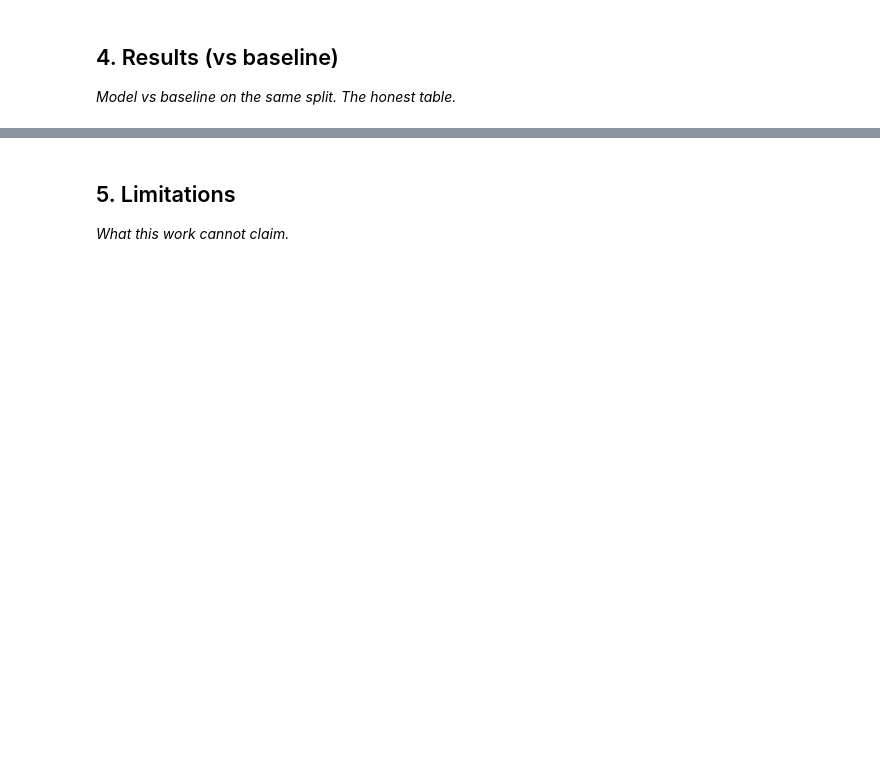
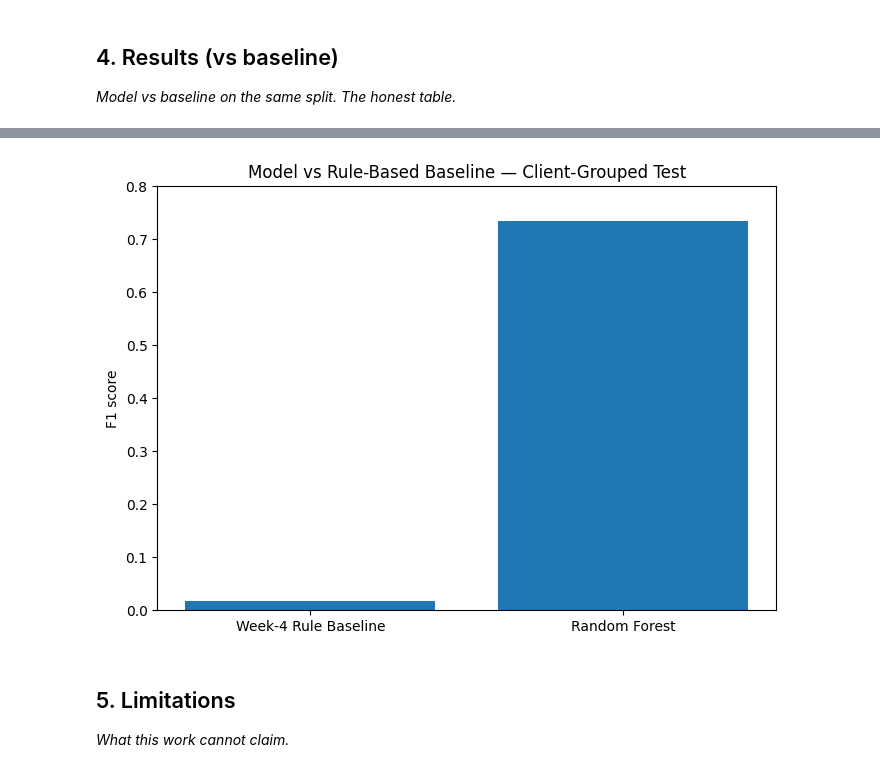
Before and after one commit to atulpatel-net/FlyRank_ML_In, a Jupyter notebook: work/notebooks/capstone.ipynb, the cells around one changed output, grey strips where cells are left out. Saved outputs shown, nothing was run; the diff lists cells and outputs as text; code cells hidden in the pictures; blank space fills up the shorter version.

```diff
--- a/work/notebooks/capstone.ipynb
+++ b/work/notebooks/capstone.ipynb
@@ -24,0 +246,12 @@ This skeleton is yours to fill. Work the sections **in order** — each one has
+# %%
+rf = RandomForestClassifier(
+    n_estimators=200,
+    random_state=42,
+    n_jobs=-1
+)
+
+rf.fit(X_train, y_train)
+
+rf_pred = rf.predict(X_test)
+
+print("Random Forest trained.")
@@ -25,3 +314,22 @@ This skeleton is yours to fill. Work the sections **in order** — each one has
+# %%
+import matplotlib.pyplot as plt
+
+plt.figure(figsize=(7, 5))
+
+plt.bar(
+    results["Model"],
+    results["F1"]
+)
+
+plt.ylabel("F1 score")
+plt.title("Model vs Rule-Based Baseline — Client-Grouped Test")
+plt.ylim(0, 0.8)
+
+plt.tight_layout()
+
+plt.show()
+# %% [output]
+[figure, added]
 # %% [markdown]
 ## 5. Limitations
 
```
Also changed, not shown: parts of 14 cells of this notebook, 1 other file.
